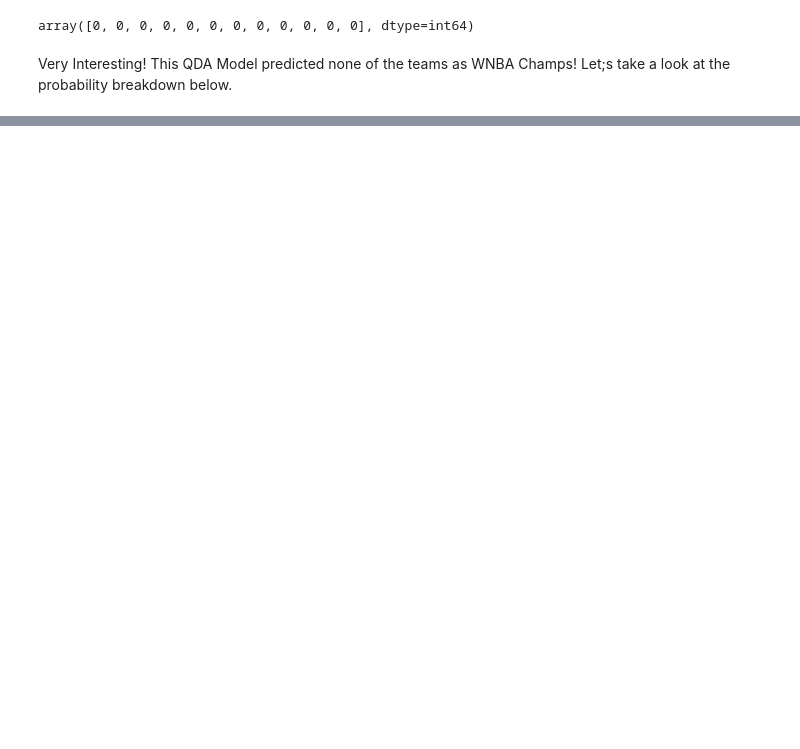
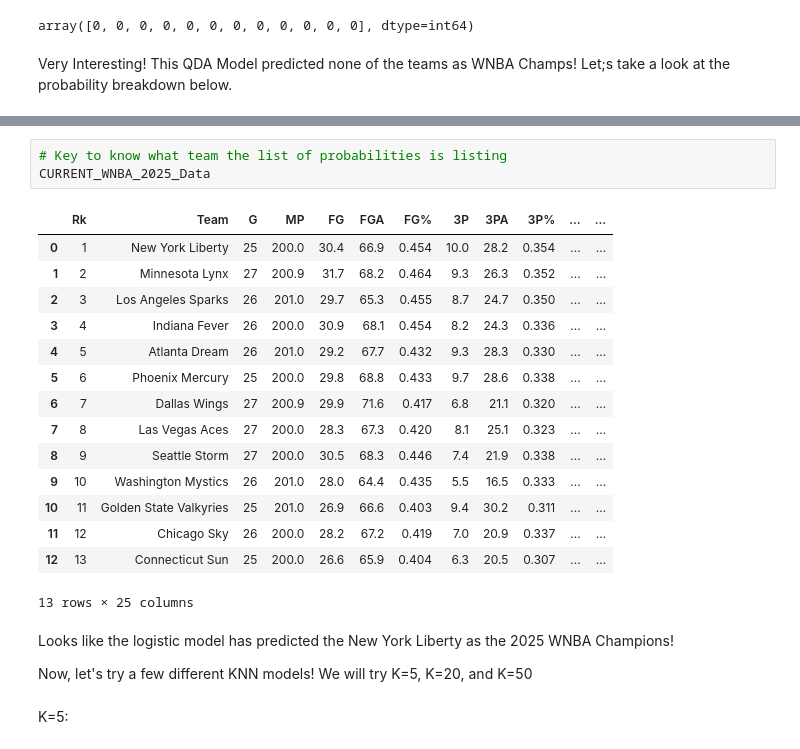
Before and after one commit to schuckers/Charlotte_SCORE_Summer25, a Jupyter notebook: Modules/Intro to Categorical Model-Making Module by Austin Hayes/Intro to Categorical Model-Making Module by Austin Hayes.ipynb, the cells around one changed output, grey strips where cells are left out. Saved outputs shown, nothing was run; the diff lists cells and outputs as text; blank space fills up the shorter version.

```diff
--- a/Modules/Intro to Categorical Model-Making Module by Austin Hayes/Intro to Categorical Model-Making Module by Austin Hayes.ipynb
+++ b/Modules/Intro to Categorical Model-Making Module by Austin Hayes/Intro to Categorical Model-Making Module by Austin Hayes.ipynb
@@ -334,0 +535,25 @@ MMMM There might be a massive colinearity issue with using this model! It may be
+# %%
+# Key to know what team the list of probabilities is listing
+CURRENT_WNBA_2025_Data
+# %% [output]
+|  | Rk | Team | G | MP | FG | FGA | FG% | 3P | 3PA | 3P% | ... | ... |
+| 0 | 1 | New York Liberty | 25 | 200.0 | 30.4 | 66.9 | 0.454 | 10.0 | 28.2 | 0.354 | ... | ... |
+| 1 | 2 | Minnesota Lynx | 27 | 200.9 | 31.7 | 68.2 | 0.464 | 9.3 | 26.3 | 0.352 | ... | ... |
+| 2 | 3 | Los Angeles Sparks | 26 | 201.0 | 29.7 | 65.3 | 0.455 | 8.7 | 24.7 | 0.350 | ... | ... |
+| 3 | 4 | Indiana Fever | 26 | 200.0 | 30.9 | 68.1 | 0.454 | 8.2 | 24.3 | 0.336 | ... | ... |
+| 4 | 5 | Atlanta Dream | 26 | 201.0 | 29.2 | 67.7 | 0.432 | 9.3 | 28.3 | 0.330 | ... | ... |
+| 5 | 6 | Phoenix Mercury | 25 | 200.0 | 29.8 | 68.8 | 0.433 | 9.7 | 28.6 | 0.338 | ... | ... |
+| 6 | 7 | Dallas Wings | 27 | 200.9 | 29.9 | 71.6 | 0.417 | 6.8 | 21.1 | 0.320 | ... | ... |
+| 7 | 8 | Las Vegas Aces | 27 | 200.0 | 28.3 | 67.3 | 0.420 | 8.1 | 25.1 | 0.323 | ... | ... |
+| 8 | 9 | Seattle Storm | 27 | 200.0 | 30.5 | 68.3 | 0.446 | 7.4 | 21.9 | 0.338 | ... | ... |
+| 9 | 10 | Washington Mystics | 26 | 201.0 | 28.0 | 64.4 | 0.435 | 5.5 | 16.5 | 0.333 | ... | ... |
+| 10 | 11 | Golden State Valkyries | 25 | 201.0 | 26.9 | 66.6 | 0.403 | 9.4 | 30.2 | 0.311 | ... | ... |
+| 11 | 12 | Chicago Sky | 26 | 200.0 | 28.2 | 67.2 | 0.419 | 7.0 | 20.9 | 0.337 | ... | ... |
+| 12 | 13 | Connecticut Sun | 25 | 200.0 | 26.6 | 65.9 | 0.404 | 6.3 | 20.5 | 0.307 | ... | ... |
+13 rows × 25 columns
+# %% [markdown]
+Looks like the logistic model has predicted the New York Liberty as the 2025 WNBA Champions!
+
+Now, let's try a few different KNN models! We will try K=5, K=20, and K=50
+# %% [markdown]
+K=5:
```
Also changed, not shown: parts of 58 cells of this notebook.
